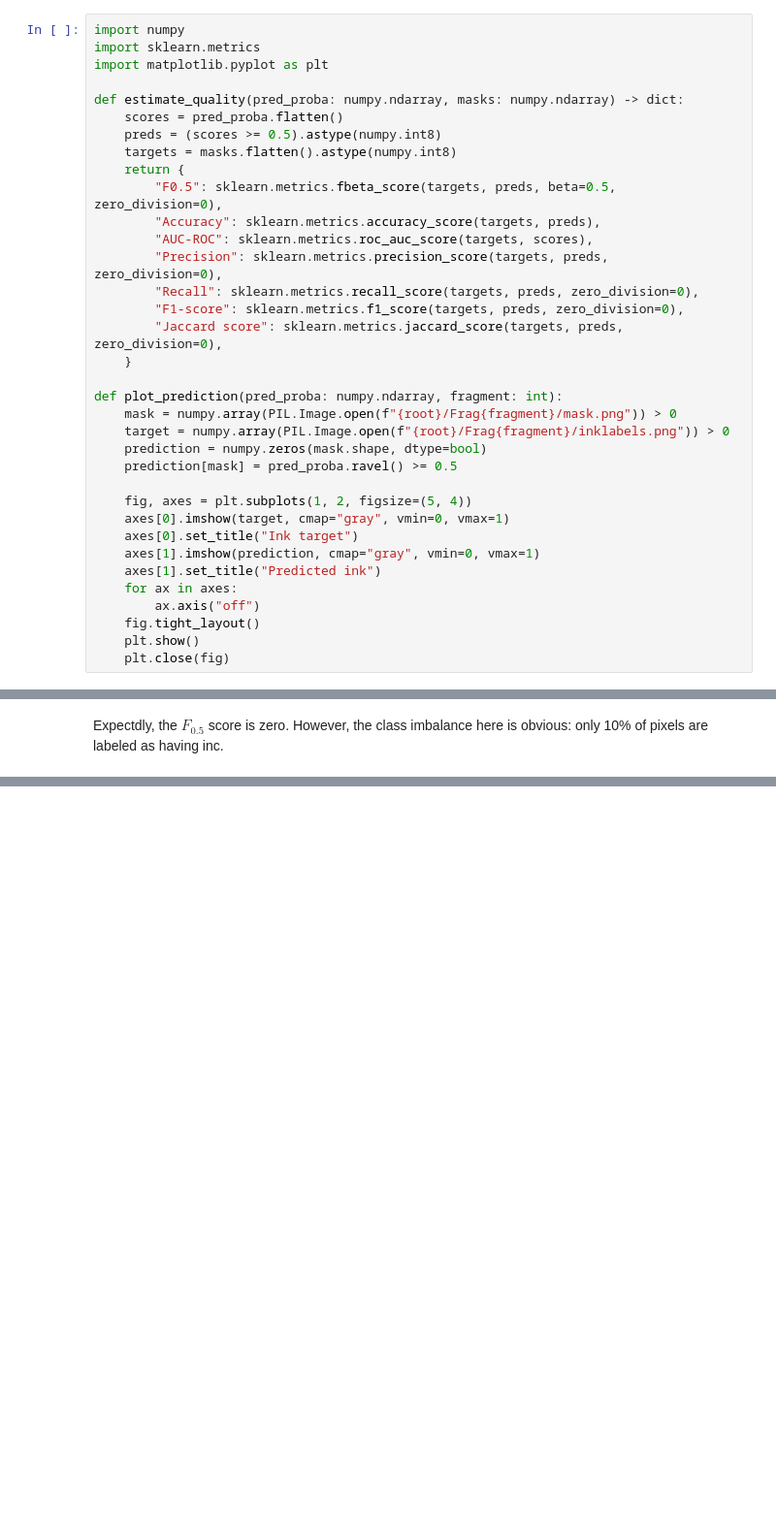
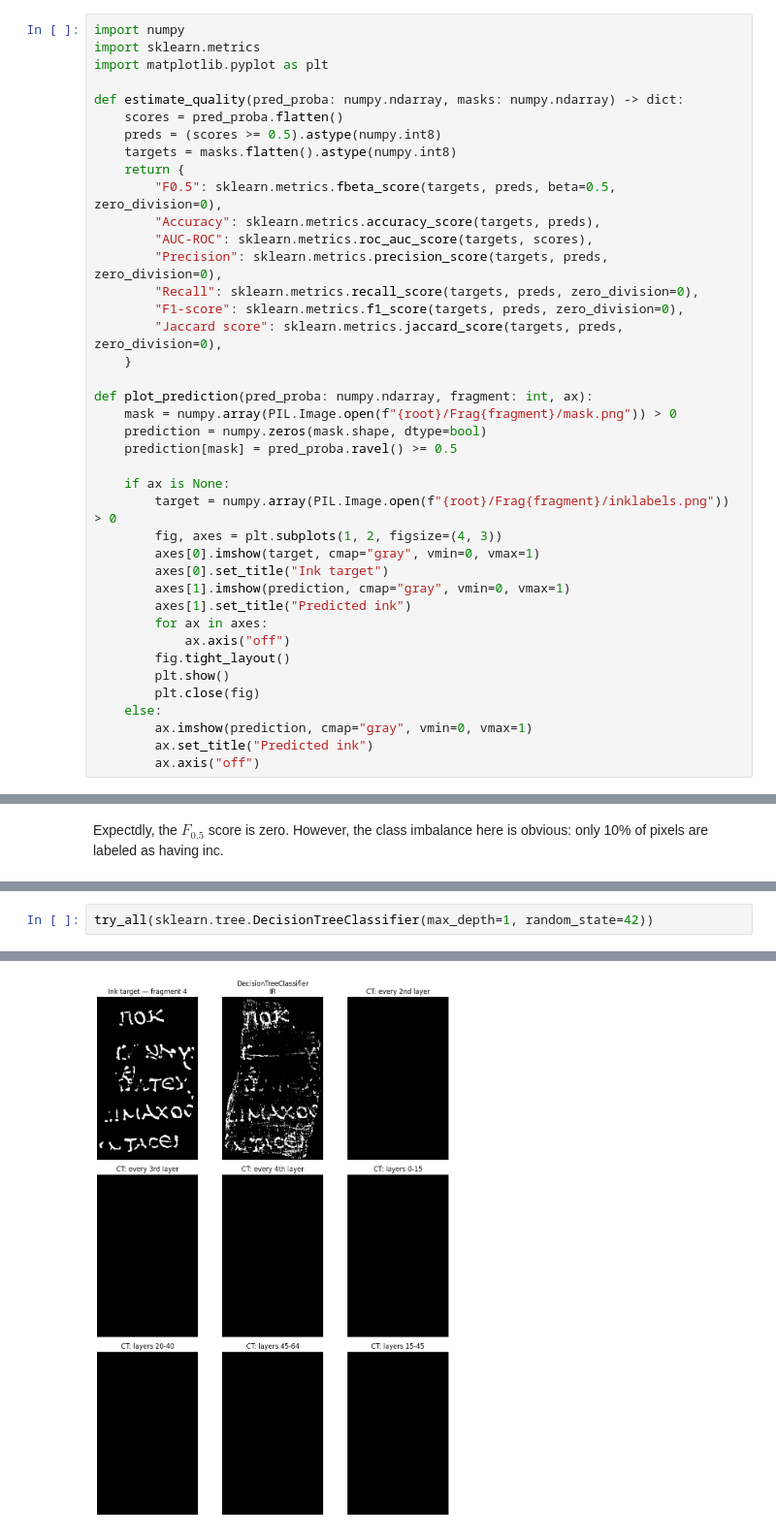
Before and after one commit to TTPO100AJIEX/MLDM-Project, a Jupyter notebook: 02_BaselinePerPixel.ipynb, the cells around one changed output, grey strips where cells are left out. Shown at 97% size. Cells and saved outputs as stored; diff of their text form; blank space fills up the shorter version.

Commit message:
Decision stump

```diff
--- a/02_BaselinePerPixel.ipynb
+++ b/02_BaselinePerPixel.ipynb
@@ -61,22 +61,27 @@ def estimate_quality(pred_proba: numpy.ndarray, masks: numpy.ndarray) -> dict:
         "Jaccard score": sklearn.metrics.jaccard_score(targets, preds, zero_division=0),
     }
 
-def plot_prediction(pred_proba: numpy.ndarray, fragment: int):
+def plot_prediction(pred_proba: numpy.ndarray, fragment: int, ax):
     mask = numpy.array(PIL.Image.open(f"{root}/Frag{fragment}/mask.png")) > 0
-    target = numpy.array(PIL.Image.open(f"{root}/Frag{fragment}/inklabels.png")) > 0
     prediction = numpy.zeros(mask.shape, dtype=bool)
     prediction[mask] = pred_proba.ravel() >= 0.5
 
-    fig, axes = plt.subplots(1, 2, figsize=(5, 4))
-    axes[0].imshow(target, cmap="gray", vmin=0, vmax=1)
-    axes[0].set_title("Ink target")
-    axes[1].imshow(prediction, cmap="gray", vmin=0, vmax=1)
-    axes[1].set_title("Predicted ink")
-    for ax in axes:
+    if ax is None:
+        target = numpy.array(PIL.Image.open(f"{root}/Frag{fragment}/inklabels.png")) > 0
+        fig, axes = plt.subplots(1, 2, figsize=(4, 3))
+        axes[0].imshow(target, cmap="gray", vmin=0, vmax=1)
+        axes[0].set_title("Ink target")
+        axes[1].imshow(prediction, cmap="gray", vmin=0, vmax=1)
+        axes[1].set_title("Predicted ink")
+        for ax in axes:
+            ax.axis("off")
+        fig.tight_layout()
+        plt.show()
+        plt.close(fig)
+    else:
+        ax.imshow(prediction, cmap="gray", vmin=0, vmax=1)
+        ax.set_title("Predicted ink")
         ax.axis("off")
-    fig.tight_layout()
-    plt.show()
-    plt.close(fig)
 # %% [markdown]
 In all the following experiments, we explore two predictions: one formed from the infrared scans, and one from the 65 layers of the CT scans. The final evaluation matching the competition is only the latter one, yet the easier IR task is a simpler one that might give us some insight into the dataset and help devise a model for the harder part.
 
@@ -112,0 +226,3 @@ Expectdly, the $F_{0.5}$ score is zero. However, the class imbalance here is obv
+# %%
+try_all(sklearn.tree.DecisionTreeClassifier(max_depth=1, random_state=42))
+# %% [output]
@@ -112,0 +247 @@ Expectdly, the $F_{0.5}$ score is zero. However, the class imbalance here is obv
+[figure, added]
```
Also changed, not shown: parts of 9 cells of this notebook.
